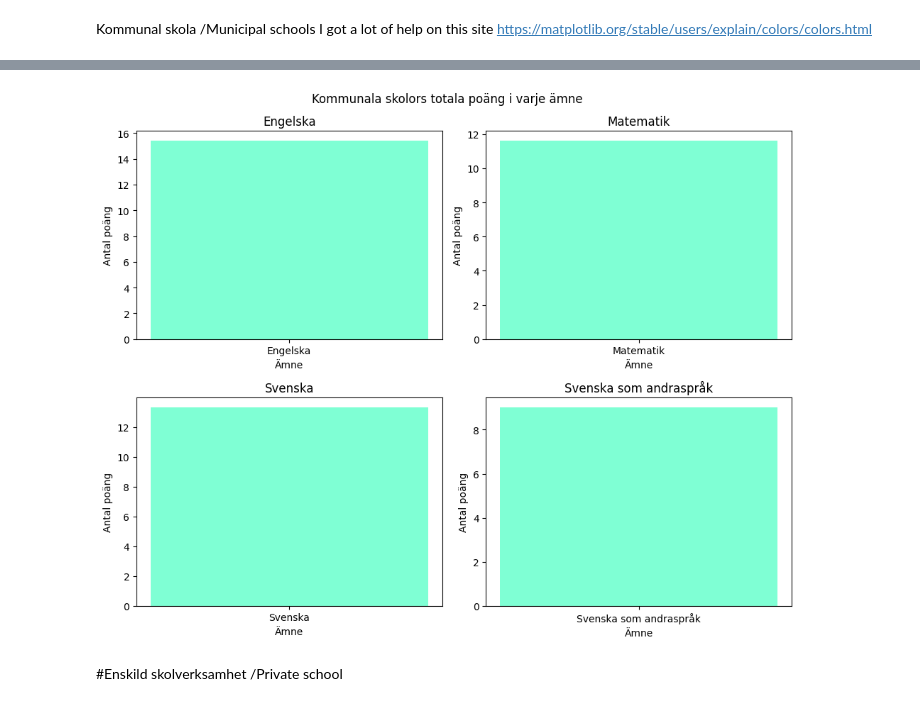
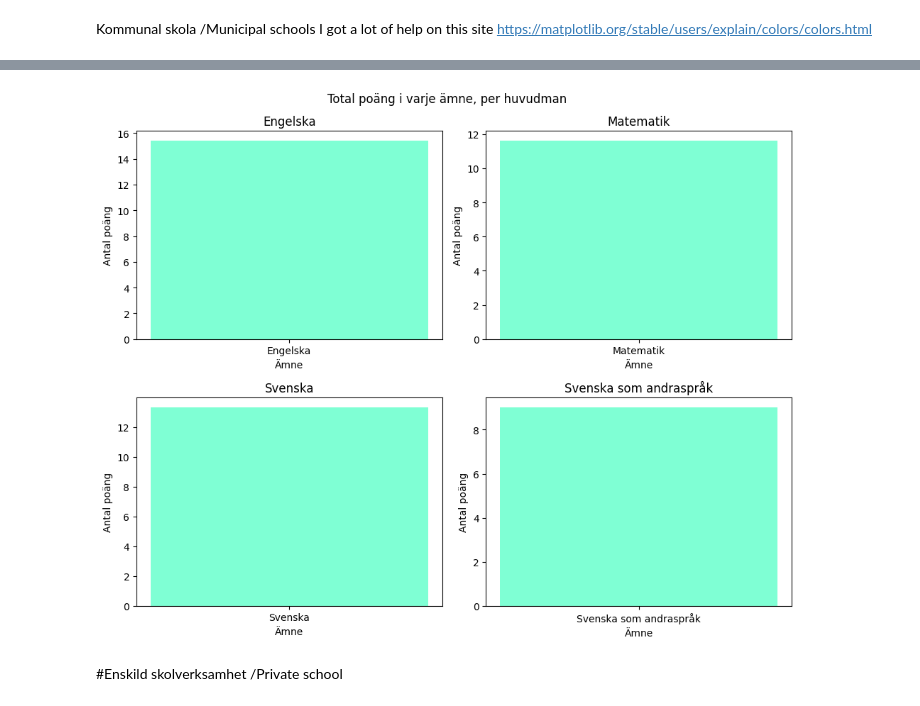
Before and after one commit to saraonsala/Python-Sara-Mellgren-OOPA23, a Jupyter notebook: Labb_2/Labb_2.ipynb, the cells around one changed output, grey strips where cells are left out. Cells and saved outputs as stored; diff of their text form; code cells hidden in the pictures.

```diff
--- a/Labb_2/Labb_2.ipynb
+++ b/Labb_2/Labb_2.ipynb
@@ -24,0 +18,6 @@ plt.show()
+# %%
+df = pd.read_excel("riket2023_åk9_np.xlsx")
+df.columns = ["plats", "Huvudman", "Totalt (A-F)", "Flickor (A-F)", "Pojkar (A-F)", "Totalt (A-E)", "Flickor (A-E)", "Pojkar (A-E)", "Totalt (poäng)", "Flickor (poäng)", "Pojkar (poäng)"]
+df = df.dropna()
+
+df.head()
@@ -88,6 +99,2 @@ Totalt antal elever som har fått F i matematik:  11623 st
 # %% [markdown]
 Draw a bar graph of the total points for the different subjects.
-# %%
-df = sns.load_dataset("penguins")
-sns.pairplot(df, hue="Totalt (poäng)")
-plt.show()
@@ -147,0 +184,3 @@ https://matplotlib.org/stable/users/explain/colors/colors.html
+# %%
+sns.pairplot
+df_matematik = process_excel_sheet("Matematik")
@@ -151,37 +224,56 @@ https://matplotlib.org/stable/users/explain/colors/colors.html
 # Call the method process_excel_sheet
 df_engelska = process_excel_sheet("Engelska")
 df_engelska = df_engelska.iloc[2]["Totalt (poäng)"]
 
 df_svenska_som_andraspråk = process_excel_sheet("Svenska som andraspråk")
 df_svenska_som_andraspråk = df_svenska_som_andraspråk.iloc[2]["Totalt (poäng)"]
 
 df_svenska = process_excel_sheet("Svenska")
 df_svenska = df_svenska.iloc[2]["Totalt (poäng)"]
 
 df_matematik = process_excel_sheet ("Matematik")
 df_matematik = df_matematik.iloc[2]["Totalt (poäng)"]
 
+
+
 data_kommunala = {
     "Kategori": ["Engelska", "Matematik", "Svenska", "Svenska som andraspråk"],
     "Antal": [df_engelska, df_matematik, df_svenska, df_svenska_som_andraspråk]
 }
-x = np.arange(len(data_kommunala["Kategori"]))  # Positions of the bars
-y = data_kommunala["Antal"]  # Heights of the bars
+
+data_enskilda = {
+    "Kategori": ["Engelska", "Matematik", "Svenska", "Svenska som andraspråk"],
+    "Antal": [df_engelska, df_matematik, df_svenska, df_svenska_som_andraspråk]
+}
+data_Skolverket = {
+    "Kategori": ["Engelska", "Matematik", "Svenska", "Svenska som andraspråk"],
+    "Antal": [df_engelska, df_matematik, df_svenska, df_svenska_som_andraspråk]
+}
+
+data_Samtliga= {
+    "Kategori": ["Engelska", "Matematik", "Svenska", "Svenska som andraspråk"],
+    "Antal": [df_engelska, df_matematik, df_svenska, df_svenska_som_andraspråk]
+}
+x = np.arange(len(data_Skolverket["Kategori"]))  # Positions of the bars
+y = [len(data_kommunala), len(data_enskilda), len(data_Samtliga), len(data_Skolverket["Antal"])]  # Heights of the bars
+
+
+
 
 fig, axes = plt.subplots(2, 2, figsize=(10, 8))
-fig.suptitle("Kommunala skolors totala poäng i varje ämne")
+fig.suptitle("Total poäng i varje ämne, per huvudman")
 
 for i, (kategori, antal) in enumerate(zip(data_kommunala["Kategori"], data_kommunala["Antal"])):
     ax = axes[i // 2, i % 2]  # Get current axis
     ax.bar(kategori, antal, color='aquamarine')
     ax.set_title(kategori)
     ax.set_xlabel("Ämne")
     ax.set_ylabel("Antal poäng")
 
 plt.tight_layout()
 plt.show()
 # %% [output]
-[figure, old version]
+[figure, new version]
 # %% [markdown]
 #Enskild skolverksamhet /Private school
 # %%
```
Also changed, not shown: parts of 12 cells of this notebook, 3 other files.
